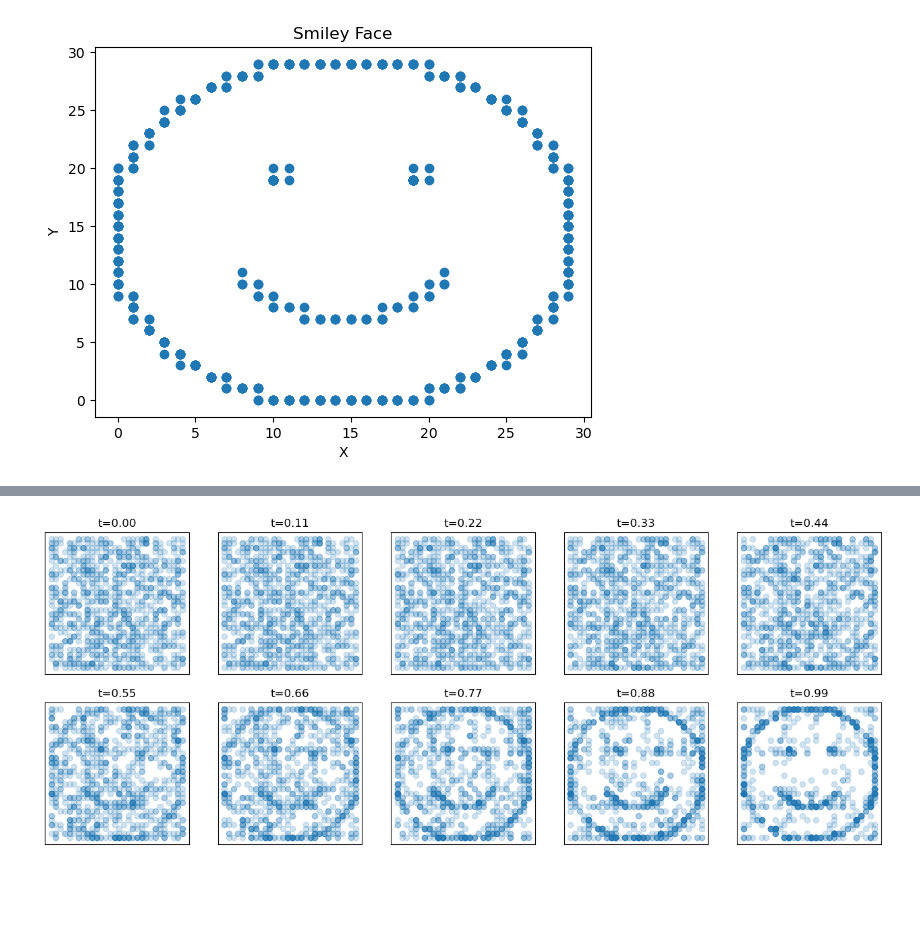
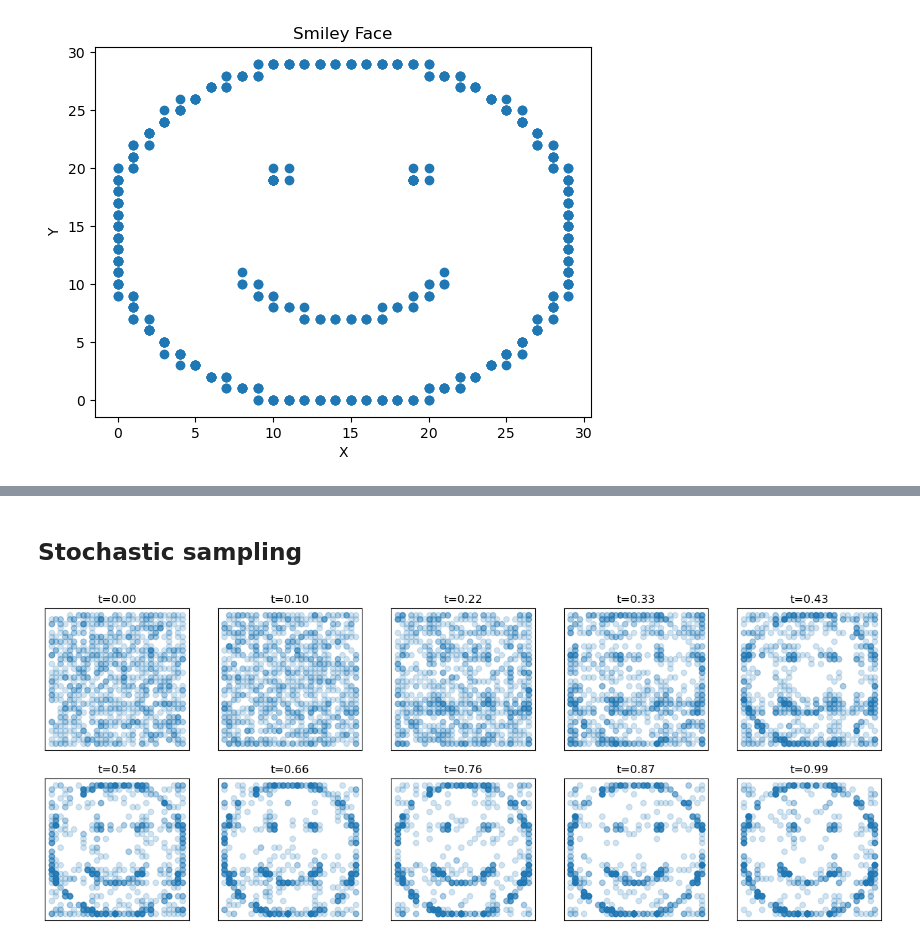
Before and after one commit to SwikarGautam/Score-and-flows, a Jupyter notebook: Discrete_flow_matching.ipynb, the cells around one changed output, grey strips where cells are left out. Saved outputs shown, nothing was run; the diff lists cells and outputs as text; code cells hidden in the pictures; blank space fills up the shorter version.

Commit message:
added predictor corrector sampling

```diff
--- a/Discrete_flow_matching.ipynb
+++ b/Discrete_flow_matching.ipynb
@@ -200,18 +221,44 @@ with torch.no_grad():
-# %%
-fig, axs = plt.subplots(2,5,figsize=(16,6))
-
-i=j=0
-for k in np.linspace(0,len(xts)-1,10):
-    if j!=0 and j%5==0:
-        i+=1
-        j=0
-    k = int(k)
-    axs[i,j].scatter(xts[k][:1000,0].detach().cpu(),xts[k][:1000,1].detach().cpu(),alpha=0.2)
-    axs[i,j].set_title(f"t={abs(start_t-k/len(xts)):.2f}")
-
-
-    axs[i,j].set_xticks([])
-    axs[i,j].set_yticks([])
-    j+=1
-# %% [output]
-[figure, removed]
+# %% [markdown]
+## Stochastic sampling
+# %%
+def alpha_scheduler(t,ita=10):
+    return 1 + t*ita
+# %%
+with torch.no_grad():
+    num_test_samples = 1000
+    start_t = 0.0
+    end_t = 1.0-start_t
+
+
+    num_time_steps = 10
+    step_size = (end_t-start_t)/num_time_steps
+    X0_test = torch.randint(0,discrete_dim[0],(num_test_samples,len(discrete_dim)))
+    Xt = X0_test.clone()
+    t = torch.full((len(Xt),1),start_t).to(device)
+    xts = []
+    while t[0] < 0.999:
+        h = min(step_size,1/((alpha_scheduler(t[0])*d_scheduler(t[0]))/(1-scheduler(t[0]))+((alpha_scheduler(t[0])-1)*d_scheduler(t[0]))/(scheduler(t[0]))))
+
+        cond_logit = model(torch.concat((one_hot(Xt,discrete_dim),get_t_encodings(t,num_freq)),axis=1)).reshape(num_test_samples*2,-1)
+        cond_prob = F.softmax(cond_logit,dim=1)
+        u_hat = cond_prob
+        u_hat[torch.arange(num_test_samples*2),Xt.flatten()] -= 1
+
+        u_hat = u_hat.reshape(num_test_samples,2,-1) * d_scheduler(t[:,:,None])/(1-scheduler(t[:,:,None]))
+
+        u_tah = torch.full_like(cond_prob,1/discrete_dim[0],device=device)
+        u_tah[torch.arange(num_test_samples*2),Xt.flatten()] -= 1
+        u_tah =  -u_tah.reshape(num_test_samples,2,-1) * d_scheduler(t[:,:,None])/(scheduler(t[:,:,None])+1e-8)
+
+        u = alpha_scheduler(t[:,:,None])*u_hat - (alpha_scheduler(t)[:,:,None]-1)* u_tah
+
+        u *= h
+        u = u.reshape(num_test_samples*2,-1)
+
+        u[torch.arange(num_test_samples*2),Xt.flatten()] += 1
+        Xt = torch.multinomial(torch.clamp(u,0,1),1,).reshape(-1,2)
+        t += h
+        xts.append(Xt.detach().cpu().clone())
+plot_time_evolution(xts)
+# %% [output]
+[figure, added]
```
Also changed, not shown: parts of 6 cells of this notebook.
